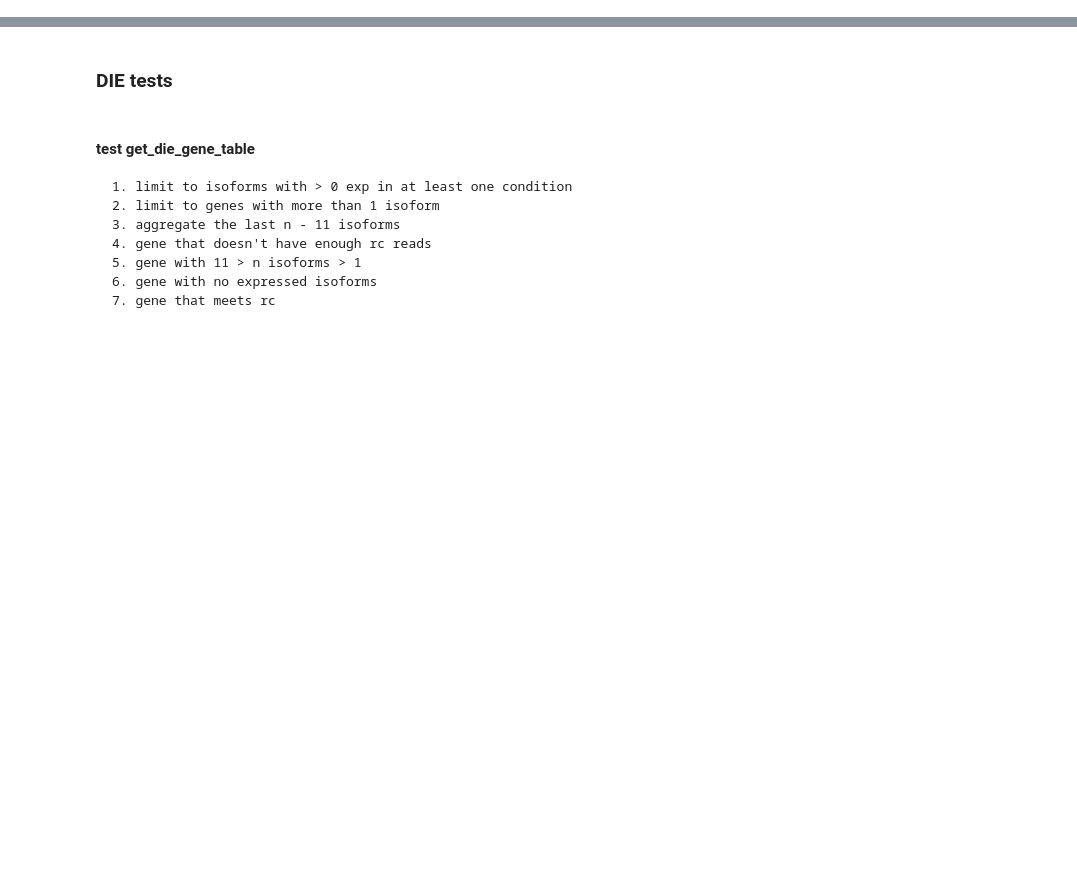
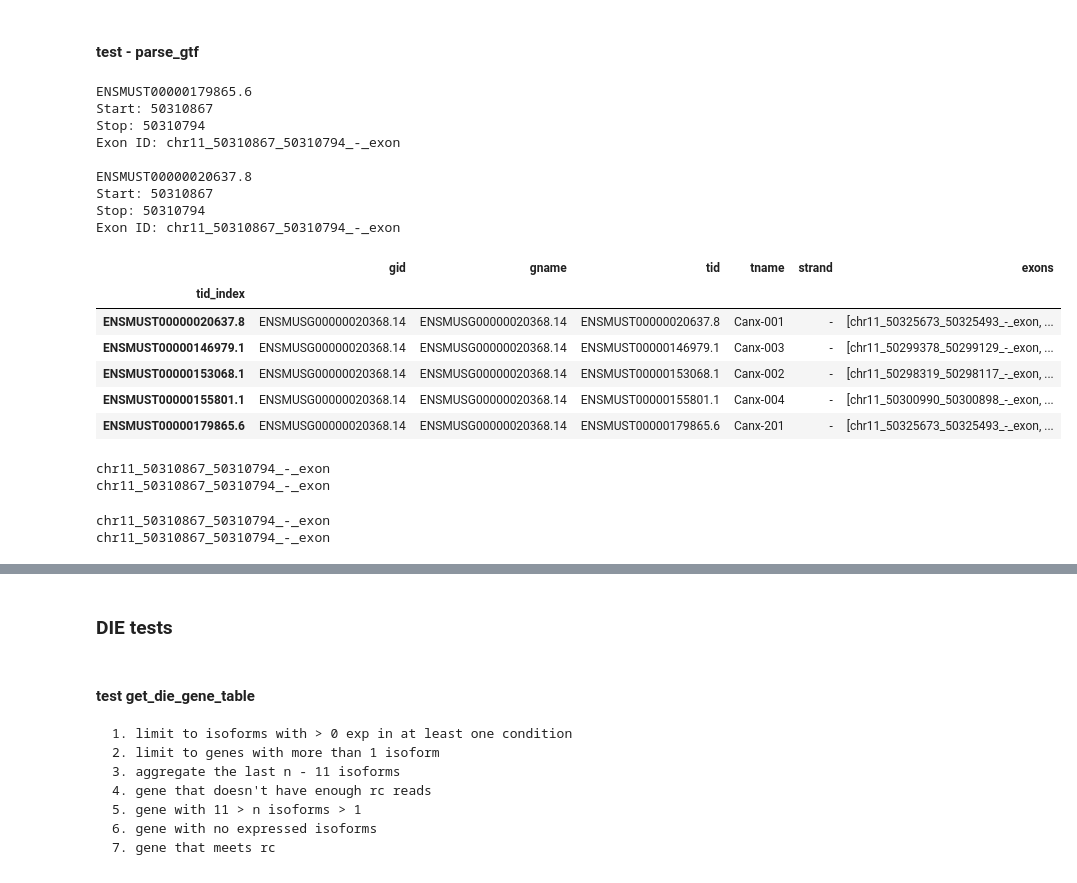
Before and after one commit to mortazavilab/swan_vis, a Jupyter notebook: tutorials/test_dev.ipynb, the cells around one changed output, grey strips where cells are left out. Drawn from its saved outputs; the diff is of its cells as text; code cells hidden in the pictures; blank space fills up the shorter version.

Commit message:
added test for parse_gtf

```diff
--- a/tutorials/test_dev.ipynb
+++ b/tutorials/test_dev.ipynb
@@ -5,3 +5,35 @@ import anndata
 import numpy as np
 from statsmodels.stats.multitest import multipletests
 import scipy.stats as st
+# %% [markdown]
+#### test - parse_gtf
+# %%
+# canx gtf - no gene names, from talon
+gtf_file = '../testing/input_files/Canx.gtf'
+t_df, exon_df, from_talon = swan.parse_gtf(gtf_file, False)
+
+t_df.index.name = 'tid_index'
+t_df.sort_values(by='tid_index')
+# %% [output]
+ENSMUST00000179865.6
+Start: 50310867
+Stop: 50310794
+Exon ID: chr11_50310867_50310794_-_exon
+
+ENSMUST00000020637.8
+Start: 50310867
+Stop: 50310794
+Exon ID: chr11_50310867_50310794_-_exon
+|  | gid | gname | tid | tname | strand | exons |
+| tid_index |  |  |  |  |  |  |
+| ENSMUST00000020637.8 | ENSMUSG00000020368.14 | ENSMUSG00000020368.14 | ENSMUST00000020637.8 | Canx-001 | - | [chr11_50325673_50325493_-_exon, ... |
+| ENSMUST00000146979.1 | ENSMUSG00000020368.14 | ENSMUSG00000020368.14 | ENSMUST00000146979.1 | Canx-003 | - | [chr11_50299378_50299129_-_exon, ... |
+| ENSMUST00000153068.1 | ENSMUSG00000020368.14 | ENSMUSG00000020368.14 | ENSMUST00000153068.1 | Canx-002 | - | [chr11_50298319_50298117_-_exon, ... |
+| ENSMUST00000155801.1 | ENSMUSG00000020368.14 | ENSMUSG00000020368.14 | ENSMUST00000155801.1 | Canx-004 | - | [chr11_50300990_50300898_-_exon, ... |
+| ENSMUST00000179865.6 | ENSMUSG00000020368.14 | ENSMUSG00000020368.14 | ENSMUST00000179865.6 | Canx-201 | - | [chr11_50325673_50325493_-_exon, ... |
+# %%
+print(t_df.loc[t_df.tid == 'ENSMUST00000020637.8', 'exons'].values[0][2])
+print(t_df.loc[t_df.tid == 'ENSMUST00000179865.6', 'exons'].values[0][2])
+# %% [output]
+chr11_50310867_50310794_-_exon
+chr11_50310867_50310794_-_exon
@@ -7,0 +48,6 @@ import scipy.stats as st
+# %%
+print(ctrl_t_df.loc[ctrl_t_df.tid == 'ENSMUST00000020637.8', 'exons'].values[0][2])
+print(ctrl_t_df.loc[ctrl_t_df.tid == 'ENSMUST00000179865.6', 'exons'].values[0][2])
+# %% [output]
+chr11_50310867_50310794_-_exon
+chr11_50310867_50310794_-_exon
```
Also changed, not shown: parts of 6 cells of this notebook, 3 other files.
